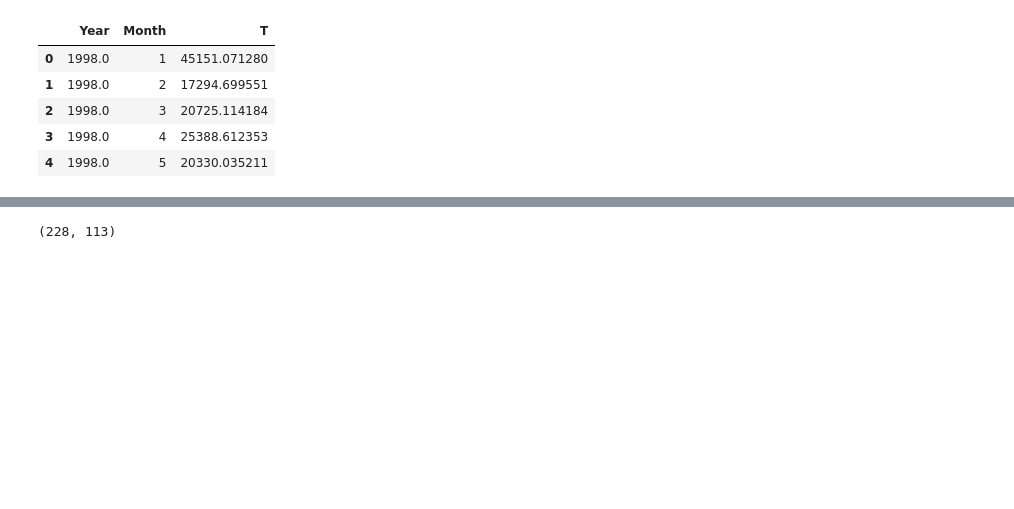
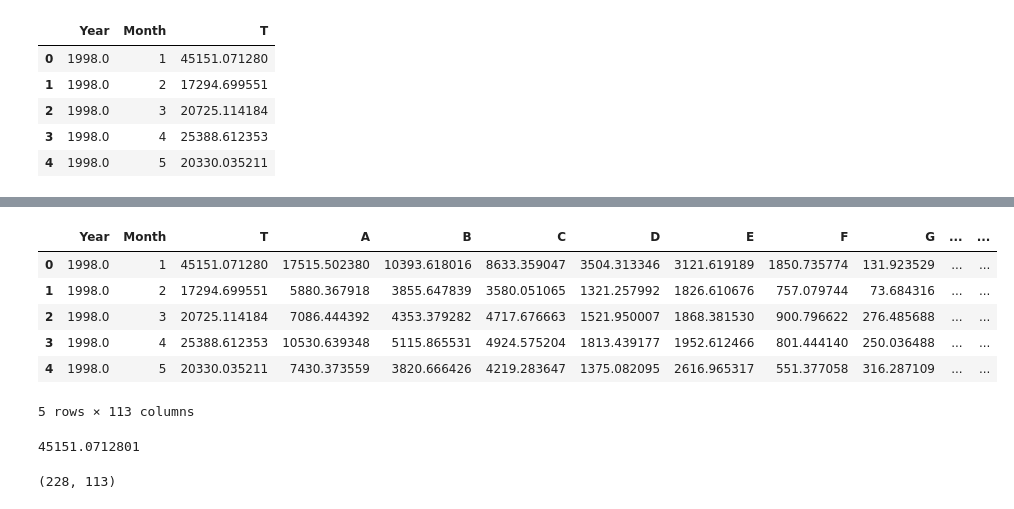
Before and after one commit to zero000000000000000/Probabilistic_Hierarchical_Forecast, a Jupyter notebook: experiment/EDA/Tourism.ipynb, the cells around one changed output, grey strips where cells are left out. Cells and saved outputs as stored; diff of their text form; code cells hidden in the pictures; blank space fills up the shorter version.

```diff
--- a/experiment/EDA/Tourism.ipynb
+++ b/experiment/EDA/Tourism.ipynb
@@ -110,5 +150,19 @@ new_data.head()
 | 4 | 1998.0 | 5 | 20330.035211 | 7430.373559 | 3820.666426 | 4219.283647 | 1375.082095 | 2616.965317 | 551.377058 | 316.287109 | ... | ... |
 5 rows × 113 columns
+# %%
+new_data.head()
+# %% [output]
+|  | Year | Month | T | A | B | C | D | E | F | G | ... | ... |
+| 0 | 1998.0 | 1 | 45151.071280 | 17515.502380 | 10393.618016 | 8633.359047 | 3504.313346 | 3121.619189 | 1850.735774 | 131.923529 | ... | ... |
+| 1 | 1998.0 | 2 | 17294.699551 | 5880.367918 | 3855.647839 | 3580.051065 | 1321.257992 | 1826.610676 | 757.079744 | 73.684316 | ... | ... |
+| 2 | 1998.0 | 3 | 20725.114184 | 7086.444392 | 4353.379282 | 4717.676663 | 1521.950007 | 1868.381530 | 900.796622 | 276.485688 | ... | ... |
+| 3 | 1998.0 | 4 | 25388.612353 | 10530.639348 | 5115.865531 | 4924.575204 | 1813.439177 | 1952.612466 | 801.444140 | 250.036488 | ... | ... |
+| 4 | 1998.0 | 5 | 20330.035211 | 7430.373559 | 3820.666426 | 4219.283647 | 1375.082095 | 2616.965317 | 551.377058 | 316.287109 | ... | ... |
+5 rows × 113 columns
+# %%
+new_data.iloc[0,2]
+# %% [output]
+45151.0712801
 # %%
 new_data.to_csv('../Data/Tourism/Tourism_process.csv',index=False)
 # %%
```
Also changed, not shown: parts of 18 cells of this notebook, 12 other files.
